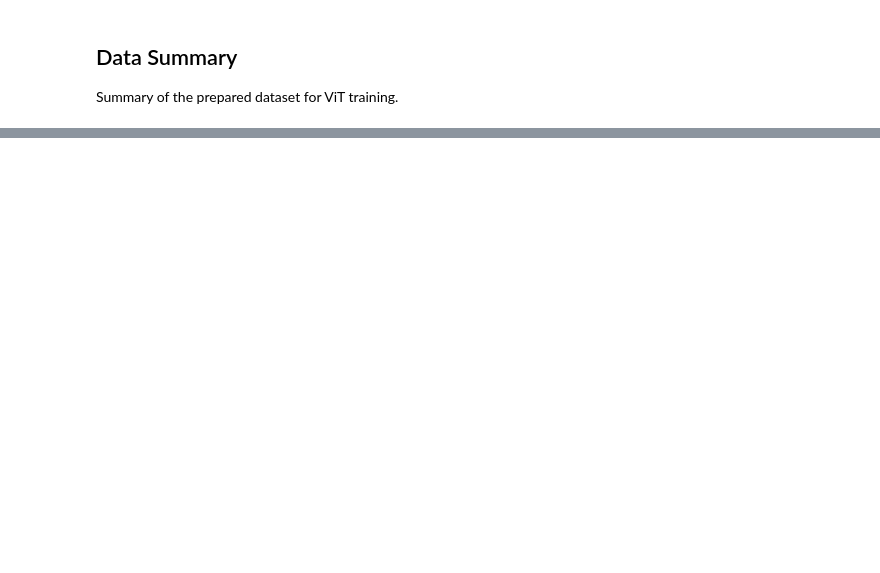
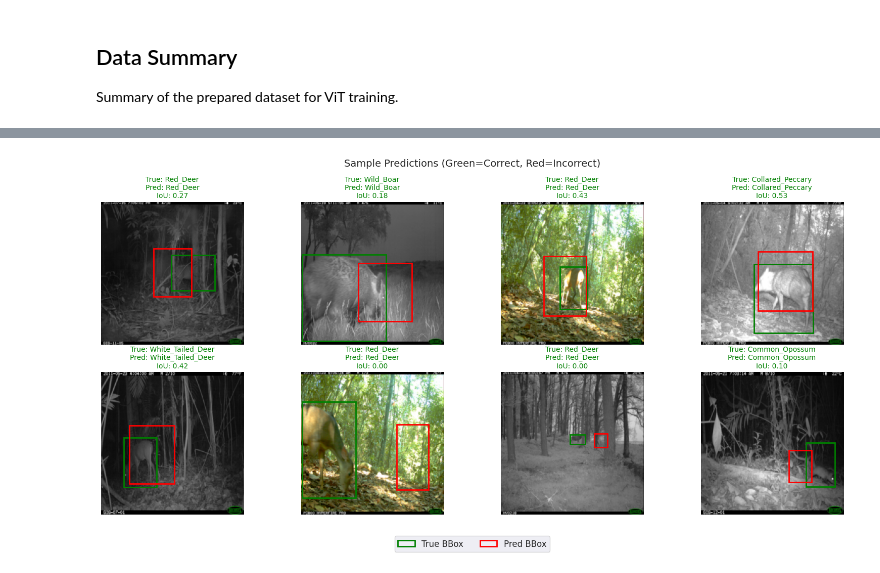
Before and after one commit to shaun-friedman/cv-serengeti-animal-detector, a Jupyter notebook: vit.ipynb, the cells around one changed output, grey strips where cells are left out. Saved outputs shown, nothing was run; the diff lists cells and outputs as text; code cells hidden in the pictures; blank space fills up the shorter version.

```diff
--- a/vit.ipynb
+++ b/vit.ipynb
@@ -269,0 +1250,86 @@ print("=" * 60)
+# %%
+def visualize_predictions(model, dataset, indices, device, label_encoder):
+    """Visualize predictions with bounding boxes."""
+    model.eval()
+
+    fig, axes = plt.subplots(2, 4, figsize=(16, 8))
+    axes = axes.flatten()
+
+    # Unnormalize transform
+    mean = torch.tensor([0.485, 0.456, 0.406]).view(3, 1, 1)
+    std = torch.tensor([0.229, 0.224, 0.225]).view(3, 1, 1)
+
+    for i, idx in enumerate(indices):
+        if i >= 8:
+            break
+
+        img_tensor, true_label, true_bbox = dataset[idx]
+
+        # Get prediction
+        with torch.no_grad():
+            img_batch = img_tensor.unsqueeze(0).to(device)
+            class_logits, bbox_pred = model(img_batch)
+            pred_class = class_logits.argmax(1).item()
+            pred_bbox = bbox_pred.squeeze().cpu().numpy()
+
+        # Unnormalize image for display
+        img_display = img_tensor * std + mean
+        img_display = img_display.permute(1, 2, 0).numpy()
+        img_display = np.clip(img_display, 0, 1)
+
+        # Get image dimensions
+        h, w = img_display.shape[:2]
+
+        # Scale bboxes to image size (they're normalized 0-1)
+        true_box_scaled = true_bbox.numpy() * np.array([w, h, w, h])
+        pred_box_scaled = pred_bbox * np.array([w, h, w, h])
+
+        # Plot
+        axes[i].imshow(img_display)
+
+        # True bbox (green)
+        x1, y1, x2, y2 = true_box_scaled
+        rect = plt.Rectangle((x1, y1), x2-x1, y2-y1,
+                             linewidth=2, edgecolor='green', facecolor='none')
+        axes[i].add_patch(rect)
+
+        # Predicted bbox (red)
+        x1, y1, x2, y2 = pred_box_scaled
+        rect = plt.Rectangle((x1, y1), x2-x1, y2-y1,
+                             linewidth=2, edgecolor='red', facecolor='none')
+        axes[i].add_patch(rect)
+
+        # Get class names
+        true_name = label_encoder.classes_[true_label.item()]
+        pred_name = label_encoder.classes_[pred_class]
+
+        # Compute IoU for this sample
+        iou = compute_iou(pred_bbox, true_bbox.numpy())
+
+        # Color title based on correctness
+        color = 'green' if pred_class == true_label.item() else 'red'
+        axes[i].set_title(f"True: {true_name}\nPred: {pred_name}\nIoU: {iou:.2f}",
+                         fontsize=10, color=color)
+        axes[i].axis('off')
+
+    # Add legend
+    from matplotlib.patches import Patch
+    legend_elements = [
+        Patch(facecolor='none', edgecolor='green', linewidth=2, label='True BBox'),
+        Patch(facecolor='none', edgecolor='red', linewidth=2, label='Pred BBox')
+    ]
+    fig.legend(handles=legend_elements, loc='lower center', ncol=2, fontsize=12)
+
+    plt.suptitle('Sample Predictions (Green=Correct, Red=Incorrect)', fontsize=14)
+    plt.tight_layout()
+    plt.subplots_adjust(bottom=0.1)
+    plt.savefig('vit_sample_predictions.png', dpi=150)
+    plt.show()
+    print("✓ Sample predictions saved to vit_sample_predictions.png")
+
+# Visualize random test samples
+np.random.seed(42)
+sample_indices = np.random.choice(len(test_dataset), 8, replace=False)
+visualize_predictions(model, test_dataset, sample_indices, device, label_encoder)
+# %% [output]
+[figure, added]
```
Also changed, not shown: parts of 42 cells of this notebook.
